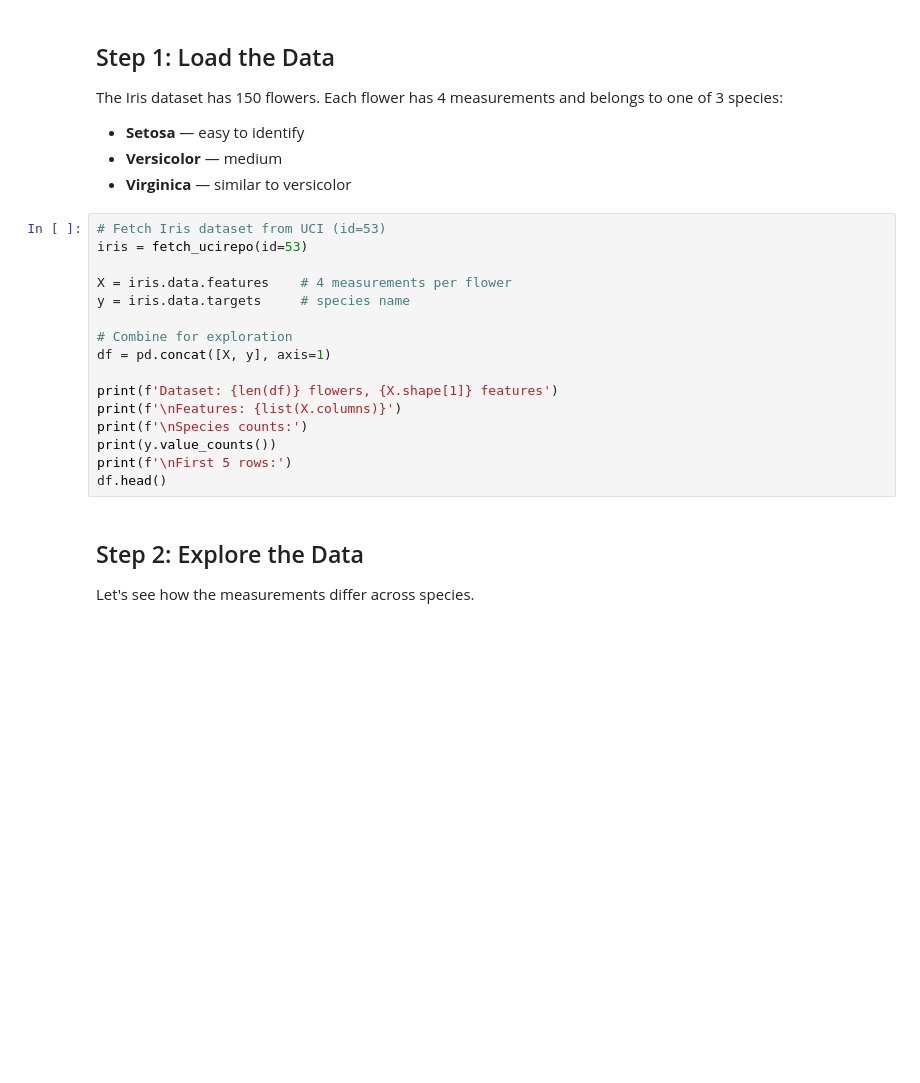
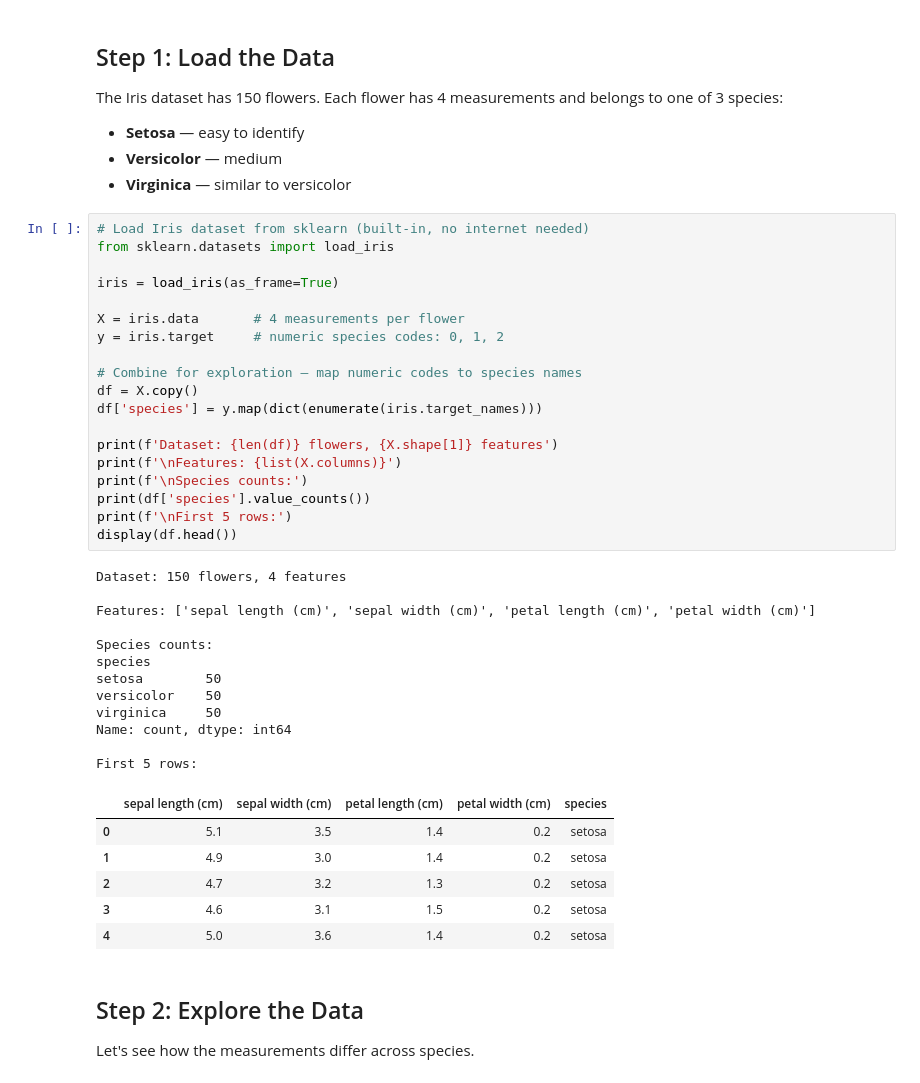
Before and after one commit to 42mcmaster/artificialIntelligence, a Jupyter notebook: refresh/example_02_DecisionTrees_Iris.ipynb, the cells around one changed output. Drawn from its saved outputs; the diff is of its cells as text; blank space fills up the shorter version.

```diff
--- a/refresh/example_02_DecisionTrees_Iris.ipynb
+++ b/refresh/example_02_DecisionTrees_Iris.ipynb
@@ -39,21 +43,43 @@ The Iris dataset has 150 flowers. Each flower has 4 measurements and belongs to
 - **Versicolor** — medium
 - **Virginica** — similar to versicolor
 # %%
-# Fetch Iris dataset from UCI (id=53)
-iris = fetch_ucirepo(id=53)
+# Load Iris dataset from sklearn (built-in, no internet needed)
+from sklearn.datasets import load_iris
 
-X = iris.data.features    # 4 measurements per flower
-y = iris.data.targets     # species name
+iris = load_iris(as_frame=True)
 
-# Combine for exploration
-df = pd.concat([X, y], axis=1)
+X = iris.data       # 4 measurements per flower
+y = iris.target     # numeric species codes: 0, 1, 2
+
+# Combine for exploration — map numeric codes to species names
+df = X.copy()
+df['species'] = y.map(dict(enumerate(iris.target_names)))
 
 print(f'Dataset: {len(df)} flowers, {X.shape[1]} features')
 print(f'\nFeatures: {list(X.columns)}')
 print(f'\nSpecies counts:')
-print(y.value_counts())
+print(df['species'].value_counts())
 print(f'\nFirst 5 rows:')
-df.head()
+display(df.head())
+# %% [output]
+Dataset: 150 flowers, 4 features
+
+Features: ['sepal length (cm)', 'sepal width (cm)', 'petal length (cm)', 'petal width (cm)']
+
+Species counts:
+species
+setosa        50
+versicolor    50
+virginica     50
+Name: count, dtype: int64
+
+First 5 rows:
+|  | sepal length (cm) | sepal width (cm) | petal length (cm) | petal width (cm) | species |
+| 0 | 5.1 | 3.5 | 1.4 | 0.2 | setosa |
+| 1 | 4.9 | 3.0 | 1.4 | 0.2 | setosa |
+| 2 | 4.7 | 3.2 | 1.3 | 0.2 | setosa |
+| 3 | 4.6 | 3.1 | 1.5 | 0.2 | setosa |
+| 4 | 5.0 | 3.6 | 1.4 | 0.2 | setosa |
 # %% [markdown]
 ## Step 2: Explore the Data
 
```
Also changed, not shown: parts of 12 cells of this notebook, 2 other files.
